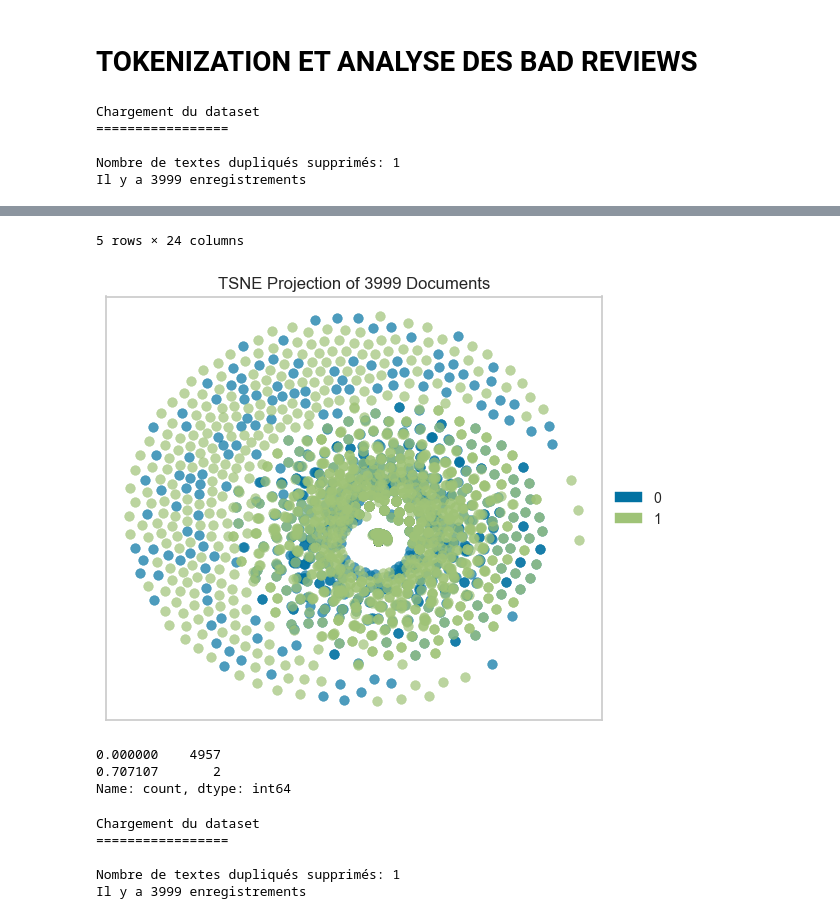
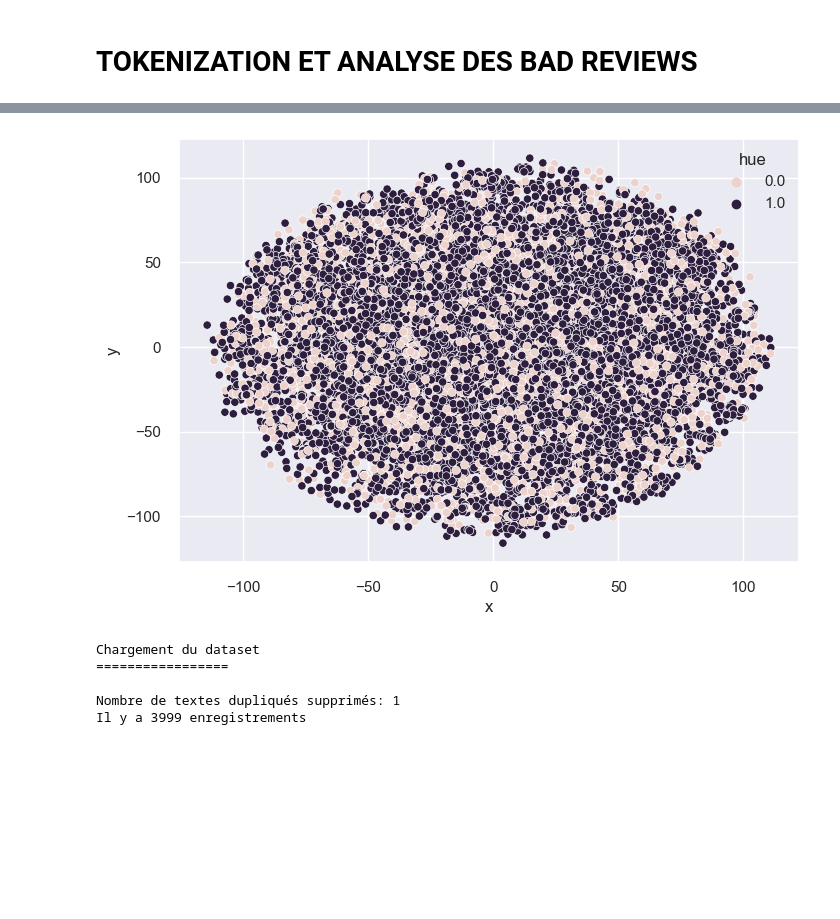
Before and after one commit to CODEheures/oc-ingenieur-ia, a Jupyter notebook: p6/projet/preprocess_text.ipynb, the cells around one changed output, grey strips where cells are left out. Drawn from its saved outputs; the diff is of its cells as text; code cells hidden in the pictures; blank space fills up the shorter version.

```diff
--- a/p6/projet/preprocess_text.ipynb
+++ b/p6/projet/preprocess_text.ipynb
@@ -22,7 +32,7 @@ PREVIEW_SIZE = 1000
 
 # EXTRACT PHASE
 CHUNK_SIZE = 10000
-EXTRACT_PARQUET = True
+EXTRACT_PARQUET = False
 
 # SAMPLINg
 SAMPLING_SIZE = 4000
@@ -30,6 +40,10 @@ SAMPLING_SIZE = 4000
 ORIGINAL_DATASET_DIR = 'data/original/yelp_dataset/'
 WORK_DATASET_DIR = 'data/work/yelp_dataset/'
 PREFIX_YELP = 'yelp_academic_dataset_'
+
+warnings.simplefilter(action='ignore', category=FutureWarning)
+warnings.simplefilter(action='ignore', category=UserWarning)
+sns.set()
 # %% [markdown]
 # FONCTIONS
 # %%
@@ -550,8 +452,36 @@ def find_topics(reviews_file, drop_words_frequency_under = 4, drop_most_frequent
+# %%
+def tf_idf(reviews, min_df = 4, max_df = 100, tsne_target = None, pca_target = None, verbose = 0):
+
+    # Duplicates
+    nb_duplicated = reviews.duplicated(subset='text').sum()
+    reviews.drop_duplicates(subset='text', keep='first', inplace=True)
+
+    if verbose > 0:
+        print(f'Nombre de textes dupliqués supprimés: {nb_duplicated}')
+        print(f'Il y a {reviews.shape[0]} enregistrements')
+
+    if verbose > 1: display(reviews.sample(5, random_state=0))
+
+
+    vectorizer = TfidfVectorizer(tokenizer=tokenize, token_pattern=None, preprocessor=preprocess_text, min_df=min_df, max_df=max_df, stop_words="english")
+    values = vectorizer.fit_transform(reviews['text'])
+
+    if tsne_target:
+        X_tsne = TSNE(n_components=2, learning_rate='auto', init='random', perplexity=15).fit_transform(values)
+        tsne_df = pd.DataFrame(X_tsne, columns=['x', 'y'])
+        tsne_df['hue'] = reviews[tsne_target]
+        sns.scatterplot(data=tsne_df, x='x', y='y', hue='hue')
+
+    if pca_target:
+        #scaler = StandardScaler()
+        #values_scaled = scaler.fit_transform(values.toarray())
+        pca = PCA(n_components=2)
+        X_pca = pca.fit_transform(values.toarray())
+        pca_df = pd.DataFrame(X_pca, columns=['x', 'y'])
+        pca_df[pca_target] = reviews[pca_target]
+        display(pca_df.shape)
+        sns.scatterplot(data=pca_df, x='x', y='y', hue=pca_target, alpha=0.6)
 # %%
-values, vectorizer = tf_idf(reviews_file=bad_reviews_file, drop_words_frequency_under=2, drop_most_frequent_words=1, tsne_target='is_open', verbose=3)
+reviews = get_reviews(max_stars=5)
+tf_idf(reviews=reviews, min_df=2, max_df=0.3, tsne_target='is_open')
 # %% [output]
-Chargement du dataset
-=================
-
-Nombre de textes dupliqués supprimés: 1
-Il y a 3999 enregistrements
@@ -565,8 +488 @@ Il y a 3999 enregistrements
-5 rows × 24 columns
-[figure, old version]
+[figure, new version]
-# %%
-pd.Series(values.toarray()[0]).value_counts()
-# %% [output]
-0.000000    4957
-0.707107       2
-Name: count, dtype: int64
```
Also changed, not shown: parts of 14 cells of this notebook.
